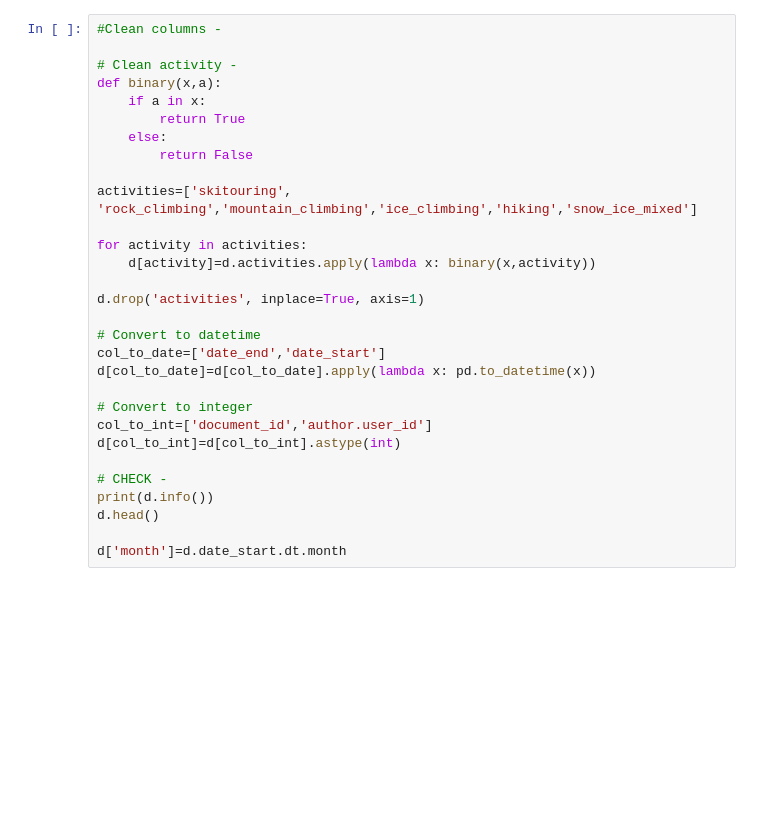
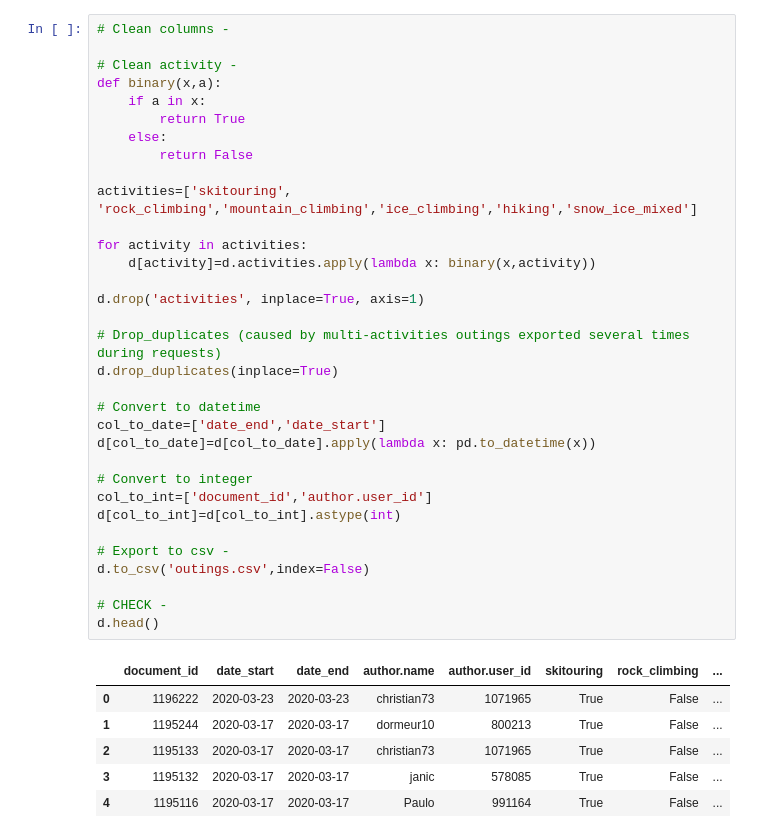
Before and after one commit to damien1719/C2C-Mountaineering-practices, a Jupyter notebook: C2C_API_v5.ipynb, the cells around one changed output. Saved outputs shown, nothing was run; the diff lists cells and outputs as text; blank space fills up the shorter version.

```diff
--- a/C2C_API_v5.ipynb
+++ b/C2C_API_v5.ipynb
@@ -91,30 +69,40 @@ d.head()
 # %%
-#Clean columns -
+# Clean columns -
 
 # Clean activity -
 def binary(x,a):
     if a in x:
         return True
     else:
         return False
 
 activities=['skitouring', 'rock_climbing','mountain_climbing','ice_climbing','hiking','snow_ice_mixed']
 
 for activity in activities:
     d[activity]=d.activities.apply(lambda x: binary(x,activity))
 
 d.drop('activities', inplace=True, axis=1)
 
+# Drop_duplicates (caused by multi-activities outings exported several times during requests)
+d.drop_duplicates(inplace=True)
+
 # Convert to datetime
 col_to_date=['date_end','date_start']
 d[col_to_date]=d[col_to_date].apply(lambda x: pd.to_datetime(x))
 
 # Convert to integer
 col_to_int=['document_id','author.user_id']
 d[col_to_int]=d[col_to_int].astype(int)
 
+# Export to csv -
+d.to_csv('outings.csv',index=False)
+
 # CHECK -
-print(d.info())
 d.head()
-
-d['month']=d.date_start.dt.month
+# %% [output]
+|  | document_id | date_start | date_end | author.name | author.user_id | skitouring | rock_climbing | ... |
+| 0 | 1196222 | 2020-03-23 | 2020-03-23 | christian73 | 1071965 | True | False | ... |
+| 1 | 1195244 | 2020-03-17 | 2020-03-17 | dormeur10 | 800213 | True | False | ... |
+| 2 | 1195133 | 2020-03-17 | 2020-03-17 | christian73 | 1071965 | True | False | ... |
+| 3 | 1195132 | 2020-03-17 | 2020-03-17 | janic | 578085 | True | False | ... |
+| 4 | 1195116 | 2020-03-17 | 2020-03-17 | Paulo | 991164 | True | False | ... |
```
Also changed, not shown: parts of 5 cells of this notebook.
